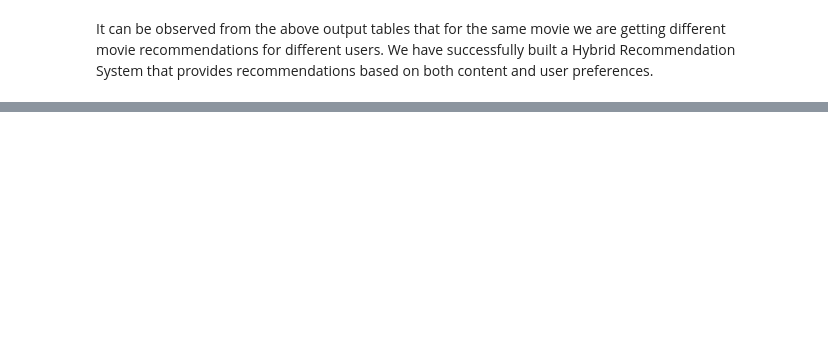
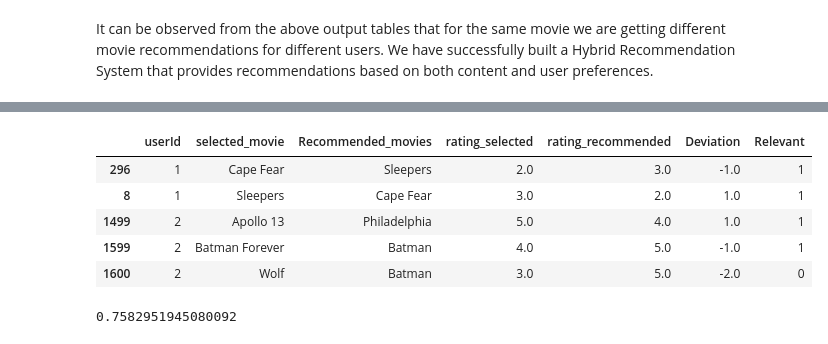
Before and after one commit to hst22/Movie-Recommender-Systems, a Jupyter notebook: Recommender System.ipynb, the cells around one changed output, grey strips where cells are left out. Drawn from its saved outputs; the diff is of its cells as text; code cells hidden in the pictures; blank space fills up the shorter version.

```diff
--- a/Recommender System.ipynb
+++ b/Recommender System.ipynb
@@ -602,0 +769,6 @@ It can be observed from the above output tables that for the same movie we are g
+# %%
+last_final = pd.merge(last1, expx, left_on = ['Recommended_movies', 'userId'], right_on = ['original_title', 'userId'],
+                      how = 'inner')
+# %%
+last_final1 = last_final[['userId','selected_movie','Recommended_movies','rating_x','rating_y']]
+last_final1.columns = ['userId','selected_movie','Recommended_movies','rating_selected','rating_recommended']
@@ -602,0 +784,3 @@ It can be observed from the above output tables that for the same movie we are g
+# %%
+last_final2 = last_final1.sort_values(['userId', 'selected_movie']) #sorted
+last_final2.head()
@@ -602,0 +794,3 @@ It can be observed from the above output tables that for the same movie we are g
+# %%
+last_final2['Deviation'] = last_final2.rating_selected - last_final2.rating_recommended
+last_final2.head()
@@ -602,0 +804,15 @@ It can be observed from the above output tables that for the same movie we are g
+# %%
+# irrelevant recommendations
+last_final2['Relevant'] = [1 if x >= -1 and x <= 1 else 0 for x in last_final2['Deviation']]
+last_final2.head()
+# %% [output]
+|  | userId | selected_movie | Recommended_movies | rating_selected | rating_recommended | Deviation | Relevant |
+| 296 | 1 | Cape Fear | Sleepers | 2.0 | 3.0 | -1.0 | 1 |
+| 8 | 1 | Sleepers | Cape Fear | 3.0 | 2.0 | 1.0 | 1 |
+| 1499 | 2 | Apollo 13 | Philadelphia | 5.0 | 4.0 | 1.0 | 1 |
+| 1599 | 2 | Batman Forever | Batman | 4.0 | 5.0 | -1.0 | 1 |
+| 1600 | 2 | Wolf | Batman | 3.0 | 5.0 | -2.0 | 0 |
+# %%
+last_final2.Relevant.mean()
+# %% [output]
+0.7582951945080092
```
Also changed, not shown: parts of 33 cells of this notebook.
